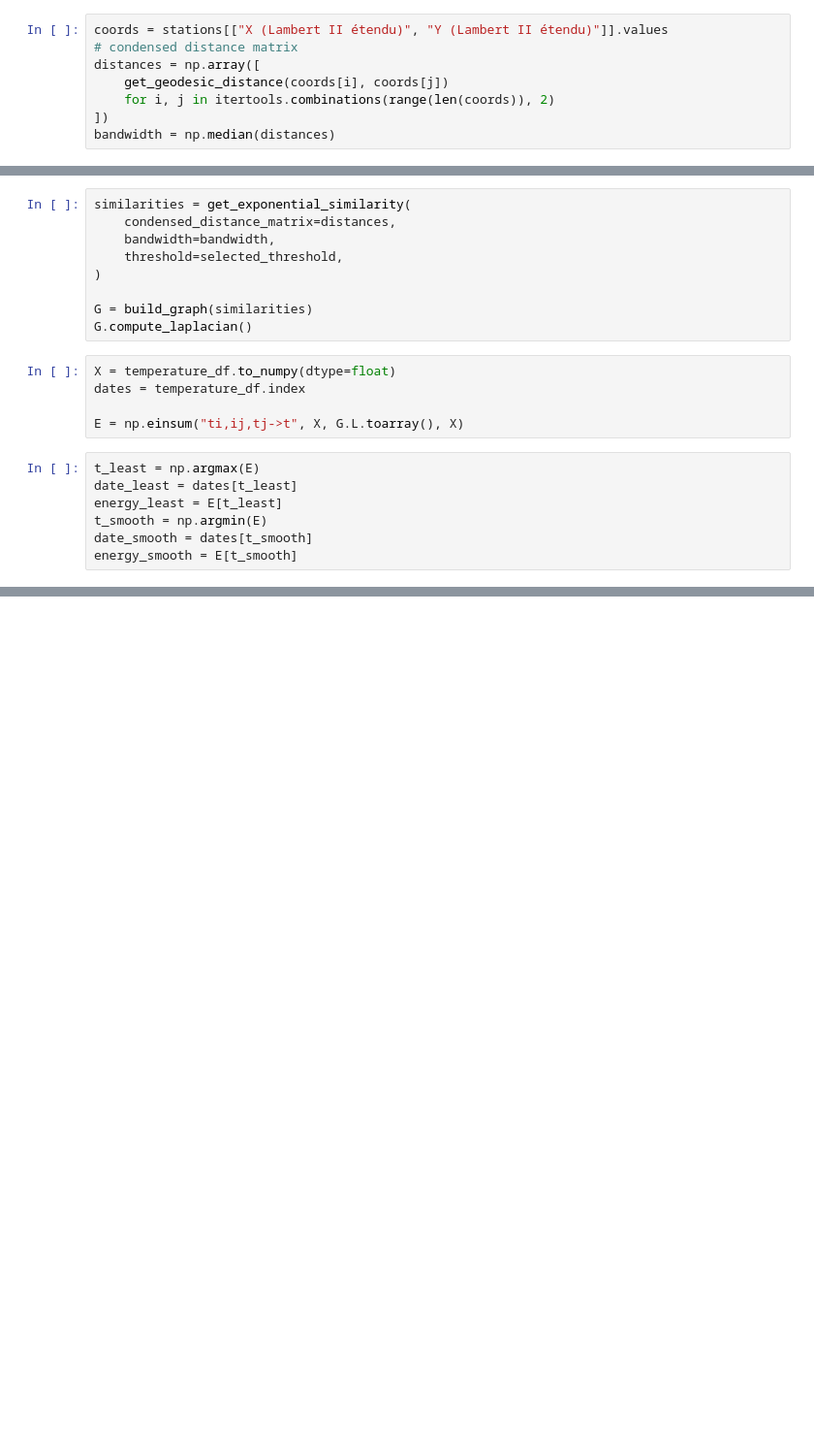
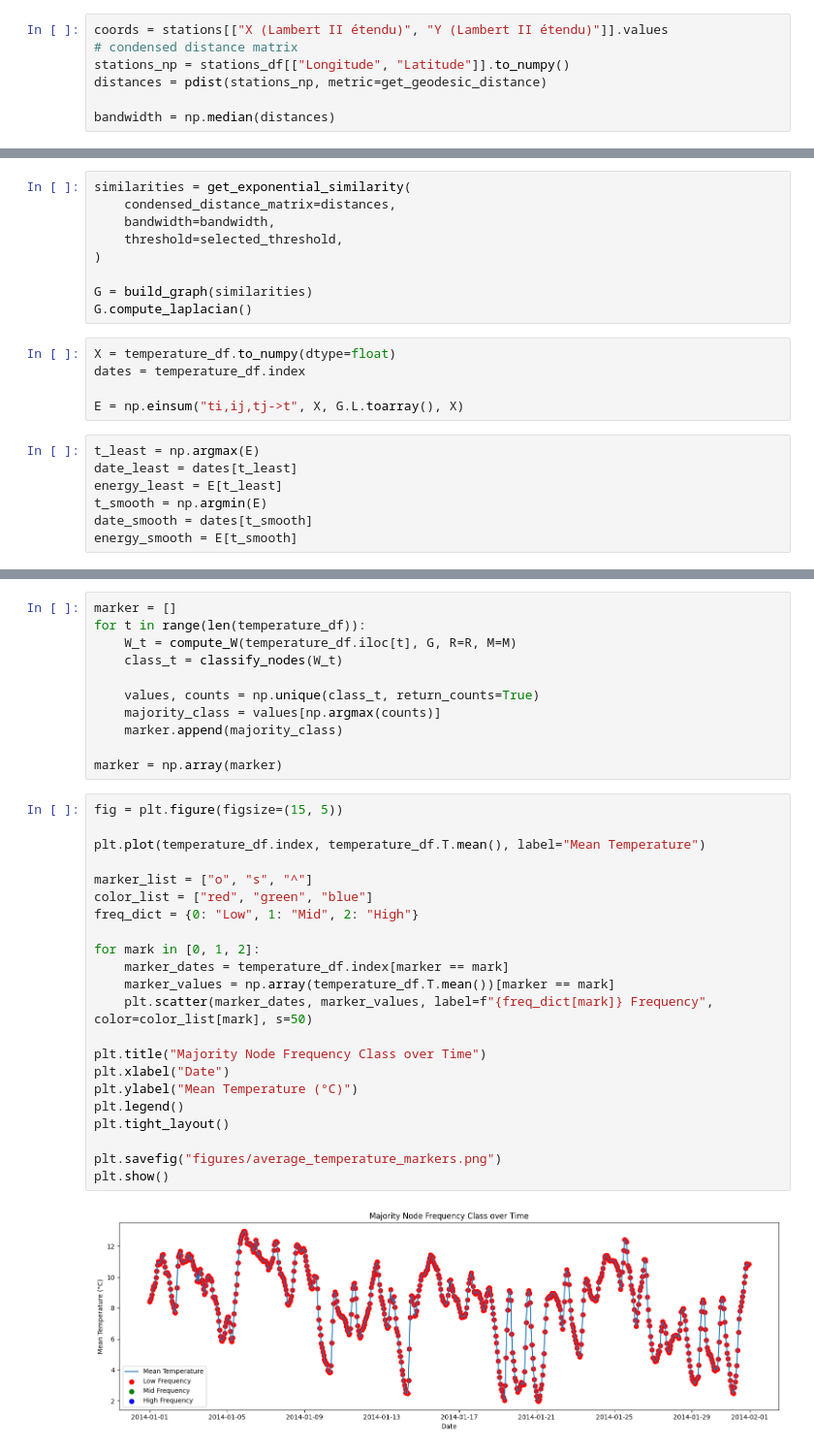
Before and after one commit to fotisk07/TimeSeries-TP, a Jupyter notebook: TP3/Assignment 3.ipynb, the cells around one changed output, grey strips where cells are left out. Shown at 97% size. Drawn from its saved outputs; the diff is of its cells as text; blank space fills up the shorter version.

```diff
--- a/TP3/Assignment 3.ipynb
+++ b/TP3/Assignment 3.ipynb
@@ -290,10 +288,9 @@ stations = stations.loc[temperature_df.columns]
 # %%
 coords = stations[["X (Lambert II étendu)", "Y (Lambert II étendu)"]].values
 # condensed distance matrix
-distances = np.array([
-    get_geodesic_distance(coords[i], coords[j])
-    for i, j in itertools.combinations(range(len(coords)), 2)
-])
+stations_np = stations_df[["Longitude", "Latitude"]].to_numpy()
+distances = pdist(stations_np, metric=get_geodesic_distance)
+
 bandwidth = np.median(distances)
 # %%
 def build_graph(similarites):
@@ -346 +431,36 @@ Smoothest signal occurs at 2014-01-24 19:00:00 (E = 52.09)
+# %%
+marker = []
+for t in range(len(temperature_df)):
+    W_t = compute_W(temperature_df.iloc[t], G, R=R, M=M)
+    class_t = classify_nodes(W_t)
+
+    values, counts = np.unique(class_t, return_counts=True)
+    majority_class = values[np.argmax(counts)]
+    marker.append(majority_class)
+
+marker = np.array(marker)
+# %%
+fig = plt.figure(figsize=(15, 5))
+
+plt.plot(temperature_df.index, temperature_df.T.mean(), label="Mean Temperature")
+
+marker_list = ["o", "s", "^"]
+color_list = ["red", "green", "blue"]
+freq_dict = {0: "Low", 1: "Mid", 2: "High"}
+
+for mark in [0, 1, 2]:
+    marker_dates = temperature_df.index[marker == mark]
+    marker_values = np.array(temperature_df.T.mean())[marker == mark]
+    plt.scatter(marker_dates, marker_values, label=f"{freq_dict[mark]} Frequency", color=color_list[mark], s=50)
+
+plt.title("Majority Node Frequency Class over Time")
+plt.xlabel("Date")
+plt.ylabel("Mean Temperature (°C)")
+plt.legend()
+plt.tight_layout()
+
+plt.savefig("figures/average_temperature_markers.png")
+plt.show()
+# %% [output]
+[figure, added]
 # %% [markdown]
```
Also changed, not shown: parts of 18 cells of this notebook, 12 other files.
